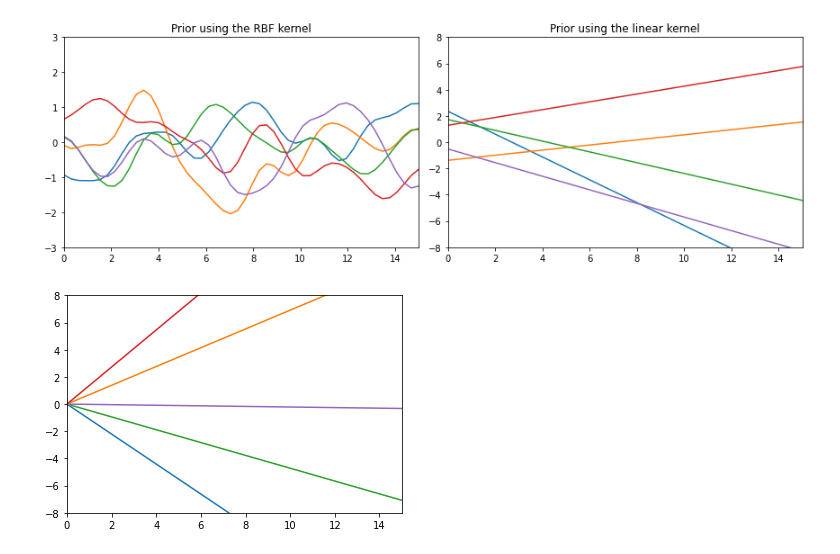
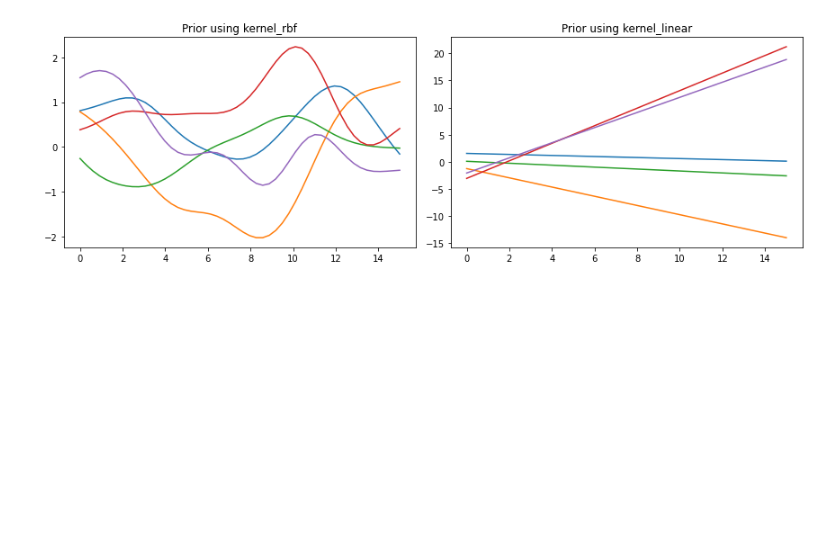
Before and after one commit to juliakln/MasterThesis, a Jupyter notebook: gpr/GaussianProcessRegression.ipynb, the cells around one changed output. Drawn from its saved outputs; the diff is of its cells as text; code cells hidden in the pictures; blank space fills up the shorter version.

Commit message:
add correction term (linear kernel works now) and clean code

```diff
--- a/gpr/GaussianProcessRegression.ipynb
+++ b/gpr/GaussianProcessRegression.ipynb
@@ -36,70 +36,62 @@ and generate a random Gaussian vector $f_* \sim \mathcal{N}(\mu, k(X_*,X_*)) = \
 # %%
 import warnings
 warnings.filterwarnings("ignore")
 import numpy as np
 import matplotlib.pyplot as plt
 
 
-# Test Data: N points from 0 to 10
-N = 50
-X_s = np.linspace(0, 15, N).reshape(-1,1)
-
 
 # Kernel functions
 def kernel_rbf(x, y, param):
-    variance = param[0]
-    lengthscale = param[1]
+    #variance = param[0]
+    #lengthscale = param[1]
+    variance = param['var']
+    lengthscale = param['ell']
     # Euclidean distance between points
     eucdist = np.sum(x**2,1).reshape(-1,1) + np.sum(y**2,1) - 2*np.dot(x, y.T)
     return variance * np.exp(-0.5 * eucdist * 1/(lengthscale**2))
 
 
 def kernel_linear(x, y, param):
-    variance = param[0]
-    variance_b = param[1]
-    offset = param[2]
+    #variance = param[0]
+    #variance_b = param[1]
+    #offset = param[2]
+    variance = param['var']
+    variance_b = param['var_b']
+    offset = param['off']
     return variance_b + variance * np.dot((x-offset), (y-offset).T)
 
-def kernel_linear2(x, y, param):
-    return param*np.dot(x, y.T)
 
 
-# Prior using RBF kernel
-params_rbf = [0.5, 1]
-# Mean and Covariance of Prior
-cov_ss_rbf = kernel_rbf(X_s, X_s, params_rbf)
-mu_ss_rbf = np.zeros(X_s.shape)
-# Sample 5 normals from the GP prior
-f_s_rbf = np.random.multivariate_normal(mu_ss_rbf.ravel(), cov_ss_rbf, 5)
-# Plot these samples
-fig, (ax1, ax2) = plt.subplots(1, 2, figsize=(12, 4))
-for sample in f_s_rbf:
-    ax1.plot(X_s, sample, lw=1.5, ls='-')
-    ax1.axis([0, 15, -3, 3])
-    ax1.set_title('Prior using the RBF kernel')
+# define all parameters for all kernels
+params = {'var': 0.5,
+          'ell': 2,        # larger l -> less wiggles
+          'var_b': 2,
+          'off': 0.5}
 
 
-# Prior using Linear kernel
-params_lin = [0.5, 2, 0.5]
-cov_ss_lin = kernel_linear(X_s, X_s, params_lin)
-mu_ss_lin = np.zeros(X_s.shape)
-f_s_lin = np.random.multivariate_normal(mu_ss_lin.ravel(), cov_ss_lin, 5)
-# Plot these samples
-for sample in f_s_lin:
-    ax2.plot(X_s, sample, lw=1.5, ls='-')
-    ax2.axis([0, 15, -8, 8])
-    ax2.set_title('Prior using the linear kernel')
+# Test Data: N points from 0 to 15
+N_s = 50
+X_s = np.linspace(0, 15, N_s).reshape(-1,1)
+
+
+
+# Priors using RBF and linear kernel
+plt.figure(figsize=(12, 4))
+
+for i, kernel in enumerate([kernel_rbf, kernel_linear]):
+    # compute mean and covariance
+    mu_prior = np.zeros(X_s.shape)
+    cov_prior = kernel(X_s, X_s, parameters)
+    # sample 5 normals from GP prior and plot
+    f_prior = np.random.multivariate_normal(mu_prior.ravel(), cov_prior, 5)
+    plt.subplot(1, 2, (i+1))
+    for sample in f_prior:
+        plt.plot(X_s, sample, lw=1.5, ls='-')
+        #plt.axis([0, 15, -3, 3])
+        plt.title(f'Prior using {kernel.__name__}')
 
 plt.tight_layout()
 plt.show()
-
-
-cov_l2 = kernel_linear2(X_s, X_s, 1)
-mu_l2 = np.zeros(X_s.shape)
-f_l2 = np.random.multivariate_normal(mu_l2.ravel(), cov_l2, 5)
-for sample in f_l2:
-    plt.plot(X_s, sample, lw=1.5, ls='-')
-    plt.axis([0, 15, -8, 8])
 # %% [output]
-[figure, old version]
+[figure, new version]
-[figure, removed]
```
Also changed, not shown: parts of 16 cells of this notebook.
